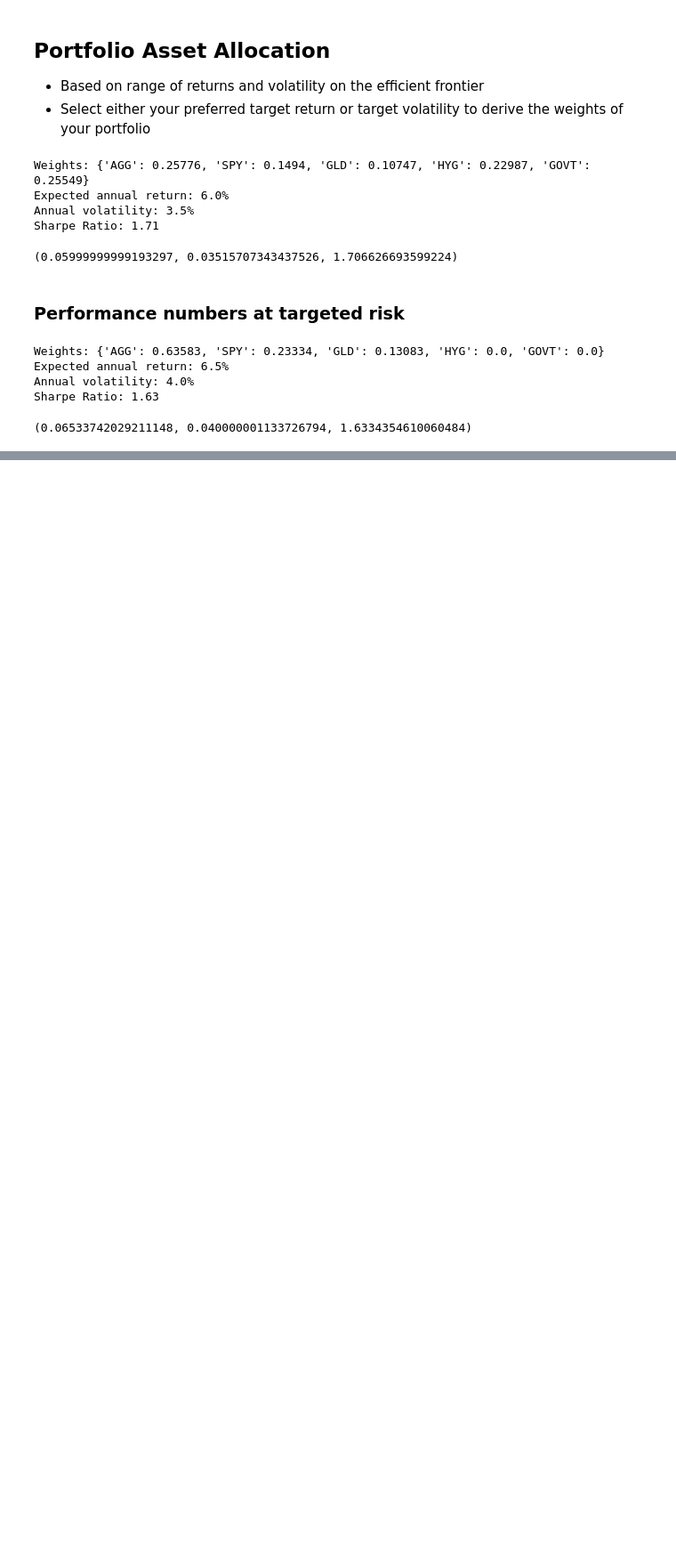
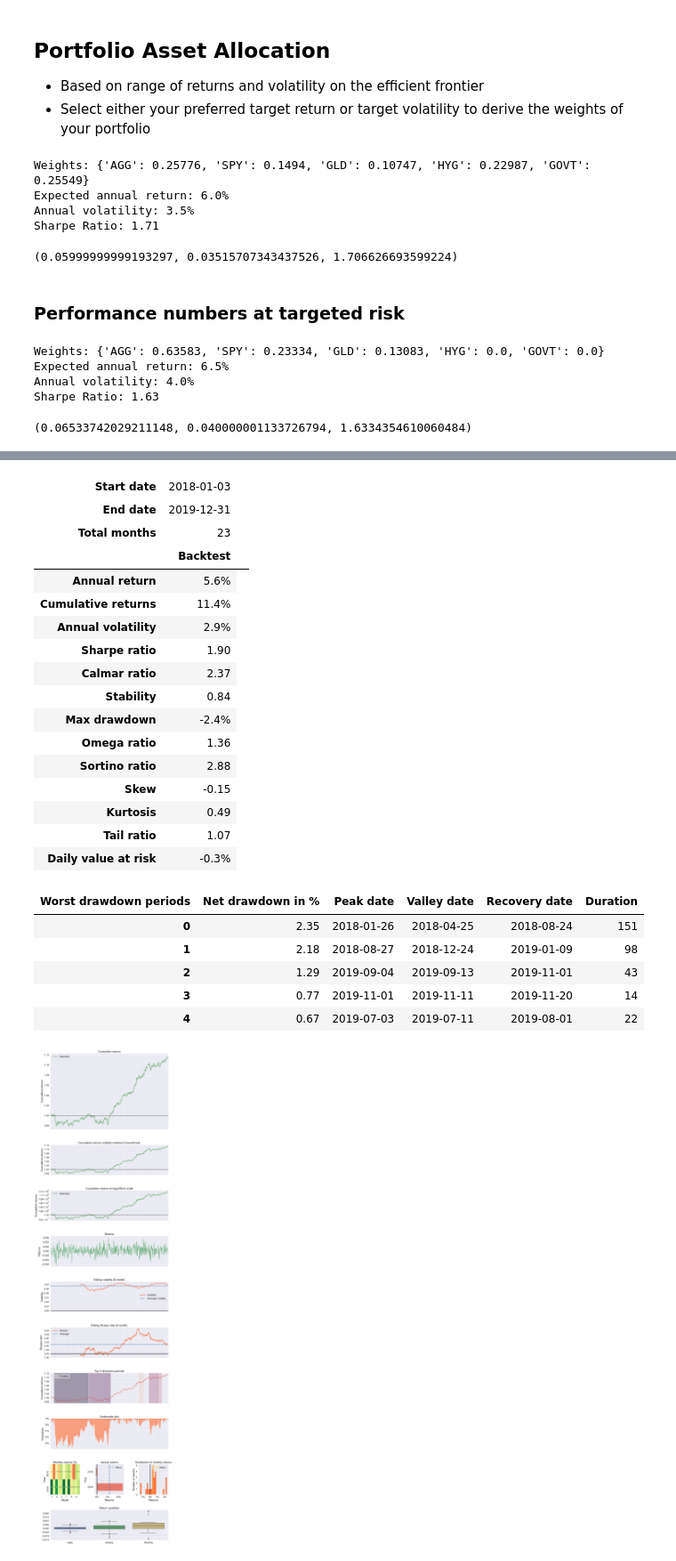
Before and after one commit to edgetrader/asset-allocation, a Jupyter notebook: notebook/asset-allocation.ipynb, the cells around one changed output, grey strips where cells are left out. Shown at 89% size. Cells and saved outputs as stored; diff of their text form; code cells hidden in the pictures; blank space fills up the shorter version.

Commit message:
Added Pyfolio Tear Sheets

```diff
--- a/notebook/asset-allocation.ipynb
+++ b/notebook/asset-allocation.ipynb
@@ -246,0 +258,35 @@ Sharpe Ratio: 1.63
+# %%
+# !pip install pyfolio
+# Import the package
+import pyfolio as pf
+
+selected_port_returns = returns.dot(selected_allocation)
+pyfolio_returns = pd.Series(selected_port_returns['Optimal'], index=selected_port_returns.index)
+pyfolio_returns.index=pd.to_datetime(pyfolio_returns.index)
+
+pf.create_returns_tear_sheet(pyfolio_returns)
+# %% [output]
+| Start date | 2018-01-03 |  |
+| End date | 2019-12-31 |  |
+| Total months | 23 |  |
+|  | Backtest |
+| Annual return | 5.6% |
+| Cumulative returns | 11.4% |
+| Annual volatility | 2.9% |
+| Sharpe ratio | 1.90 |
+| Calmar ratio | 2.37 |
+| Stability | 0.84 |
+| Max drawdown | -2.4% |
+| Omega ratio | 1.36 |
+| Sortino ratio | 2.88 |
+| Skew | -0.15 |
+| Kurtosis | 0.49 |
+| Tail ratio | 1.07 |
+| Daily value at risk | -0.3% |
+| Worst drawdown periods | Net drawdown in % | Peak date | Valley date | Recovery date | Duration |
+| 0 | 2.35 | 2018-01-26 | 2018-04-25 | 2018-08-24 | 151 |
+| 1 | 2.18 | 2018-08-27 | 2018-12-24 | 2019-01-09 | 98 |
+| 2 | 1.29 | 2019-09-04 | 2019-09-13 | 2019-11-01 | 43 |
+| 3 | 0.77 | 2019-11-01 | 2019-11-11 | 2019-11-20 | 14 |
+| 4 | 0.67 | 2019-07-03 | 2019-07-11 | 2019-08-01 | 22 |
+[figure, added]
```
Also changed, not shown: parts of 13 cells of this notebook, 3 other files.
